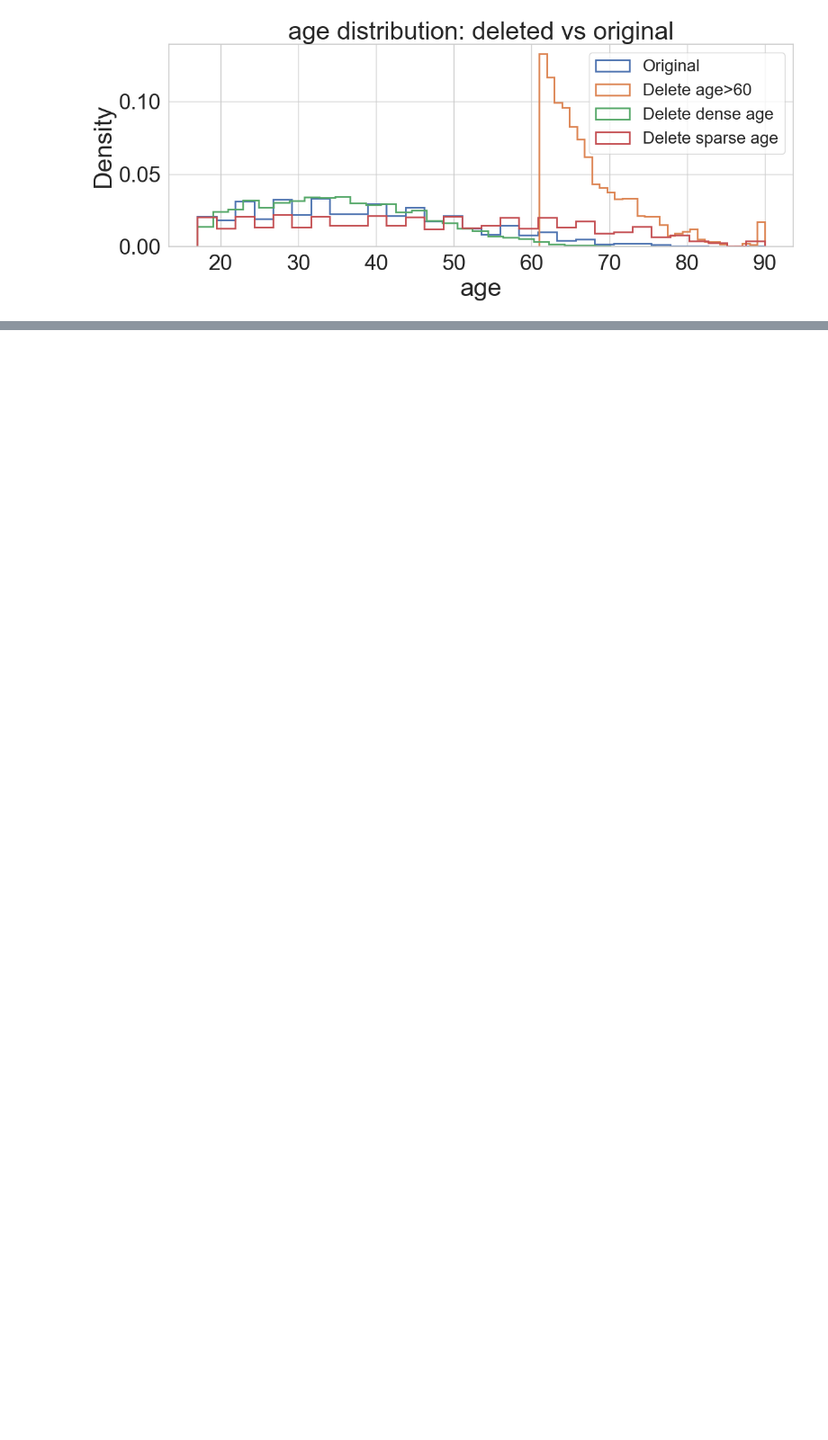
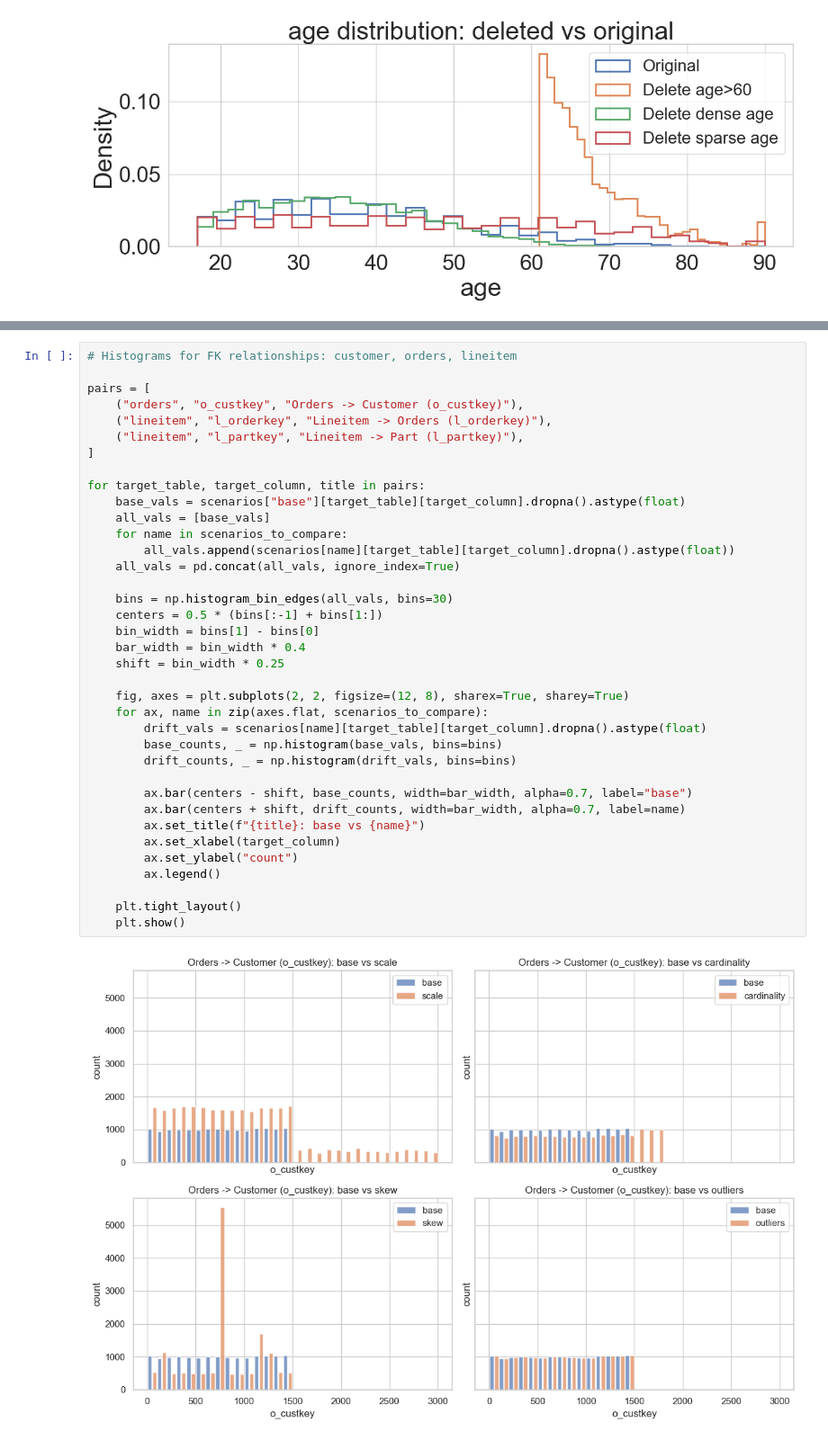
Before and after one commit to Liuguanli/DriftBench, a Jupyter notebook: driftbench/notebooks/plot_data.ipynb, the cells around one changed output, grey strips where cells are left out. Shown at 90% size. Saved outputs shown, nothing was run; the diff lists cells and outputs as text; blank space fills up the shorter version.

```diff
--- a/driftbench/notebooks/plot_data.ipynb
+++ b/driftbench/notebooks/plot_data.ipynb
@@ -692,0 +788,39 @@ plot_deleted_vs_original(
+# %%
+# Histograms for FK relationships: customer, orders, lineitem
+
+pairs = [
+    ("orders", "o_custkey", "Orders -> Customer (o_custkey)"),
+    ("lineitem", "l_orderkey", "Lineitem -> Orders (l_orderkey)"),
+    ("lineitem", "l_partkey", "Lineitem -> Part (l_partkey)"),
+]
+
+for target_table, target_column, title in pairs:
+    base_vals = scenarios["base"][target_table][target_column].dropna().astype(float)
+    all_vals = [base_vals]
+    for name in scenarios_to_compare:
+        all_vals.append(scenarios[name][target_table][target_column].dropna().astype(float))
+    all_vals = pd.concat(all_vals, ignore_index=True)
+
+    bins = np.histogram_bin_edges(all_vals, bins=30)
+    centers = 0.5 * (bins[:-1] + bins[1:])
+    bin_width = bins[1] - bins[0]
+    bar_width = bin_width * 0.4
+    shift = bin_width * 0.25
+
+    fig, axes = plt.subplots(2, 2, figsize=(12, 8), sharex=True, sharey=True)
+    for ax, name in zip(axes.flat, scenarios_to_compare):
+        drift_vals = scenarios[name][target_table][target_column].dropna().astype(float)
+        base_counts, _ = np.histogram(base_vals, bins=bins)
+        drift_counts, _ = np.histogram(drift_vals, bins=bins)
+
+        ax.bar(centers - shift, base_counts, width=bar_width, alpha=0.7, label="base")
+        ax.bar(centers + shift, drift_counts, width=bar_width, alpha=0.7, label=name)
+        ax.set_title(f"{title}: base vs {name}")
+        ax.set_xlabel(target_column)
+        ax.set_ylabel("count")
+        ax.legend()
+
+    plt.tight_layout()
+    plt.show()
+# %% [output]
+[figure, added]
```
Also changed, not shown: parts of 5 cells of this notebook, 54 other files.
